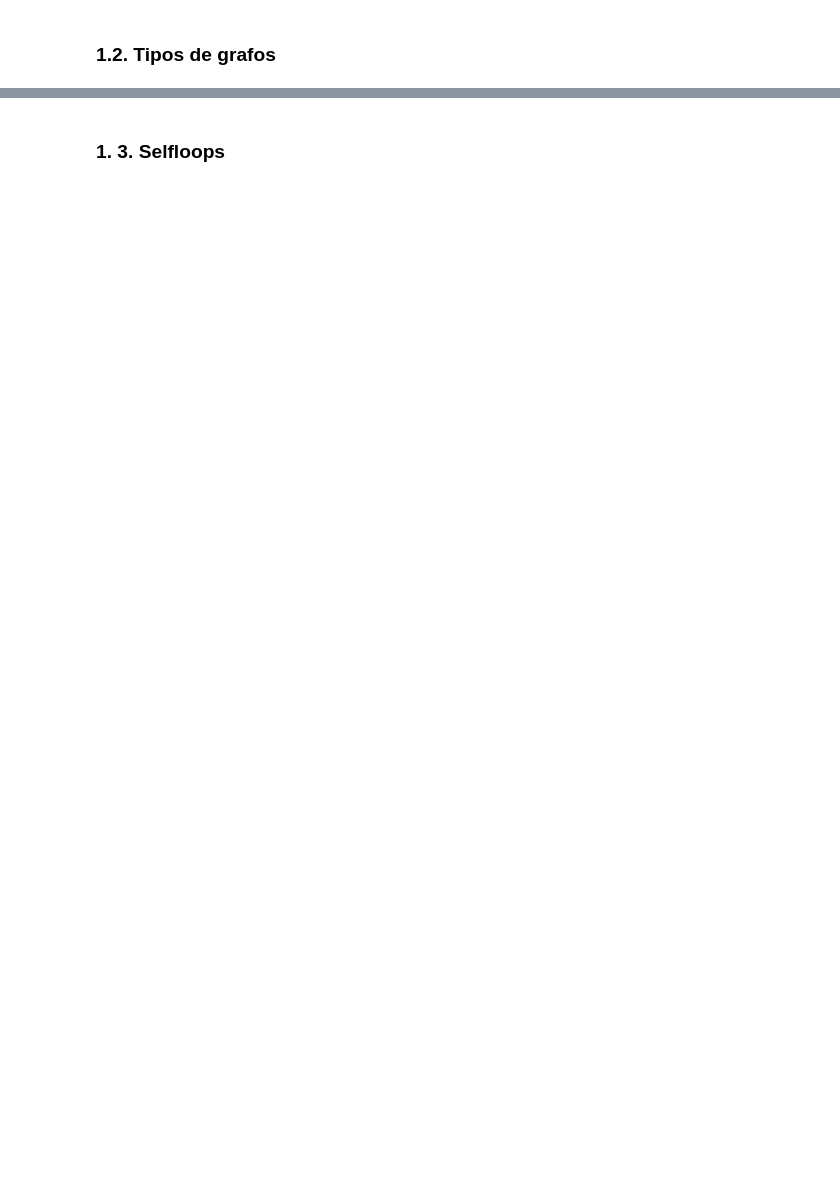
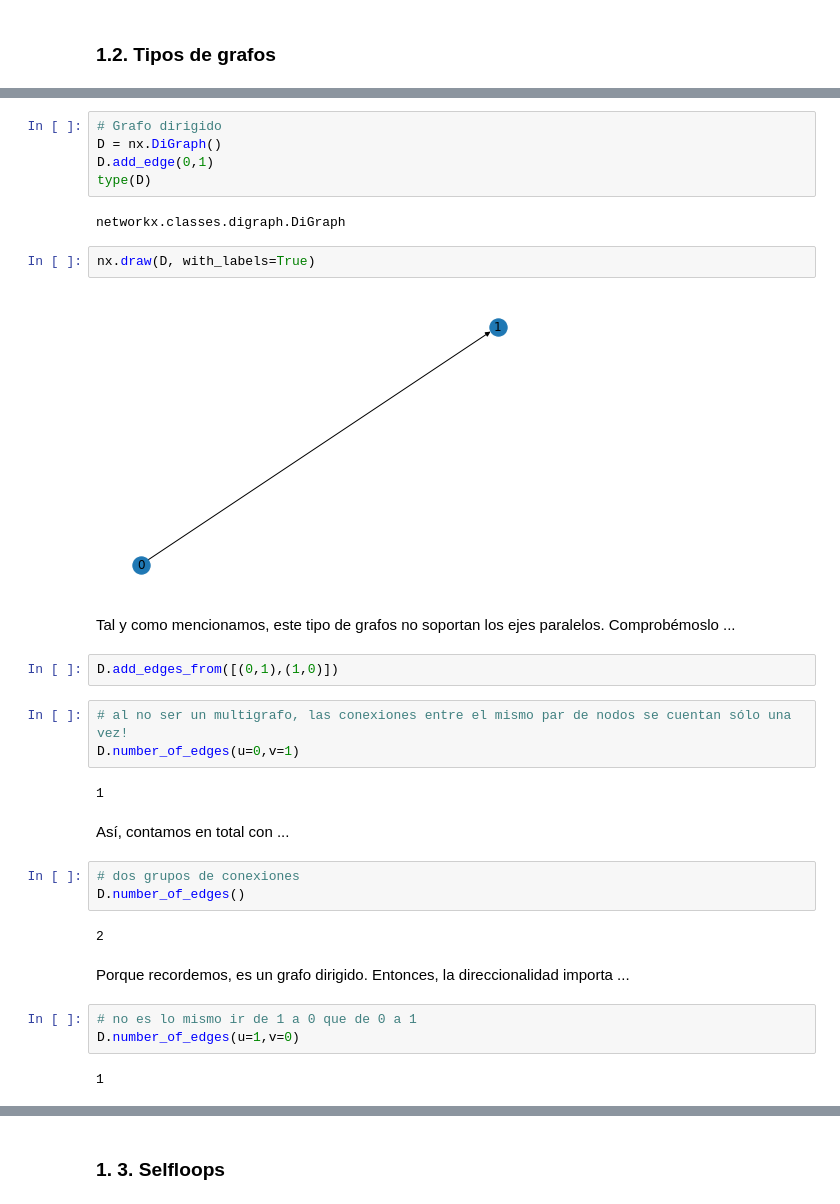
Before and after one commit to PyMap/AUPY, a Jupyter notebook: Clase 4/04_02_Fundamentos_NetworX.ipynb, the cells around one changed output, grey strips where cells are left out. Drawn from its saved outputs; the diff is of its cells as text; blank space fills up the shorter version.

```diff
--- a/Clase 4/04_02_Fundamentos_NetworX.ipynb
+++ b/Clase 4/04_02_Fundamentos_NetworX.ipynb
@@ -359,0 +427,34 @@ type(MD)
+# %%
+# Grafo dirigido
+D = nx.DiGraph()
+D.add_edge(0,1)
+type(D)
+# %% [output]
+networkx.classes.digraph.DiGraph
+# %%
+nx.draw(D, with_labels=True)
+# %% [output]
+[figure, added]
+# %% [markdown]
+Tal y como mencionamos, este tipo de grafos no soportan los ejes paralelos. Comprobémoslo ...
+# %%
+D.add_edges_from([(0,1),(1,0)])
+# %%
+# al no ser un multigrafo, las conexiones entre el mismo par de nodos se cuentan sólo una vez!
+D.number_of_edges(u=0,v=1)
+# %% [output]
+1
+# %% [markdown]
+Así, contamos en total con ...
+# %%
+# dos grupos de conexiones
+D.number_of_edges()
+# %% [output]
+2
+# %% [markdown]
+Porque recordemos, es un grafo dirigido. Entonces, la direccionalidad importa ...
+# %%
+# no es lo mismo ir de 1 a 0 que de 0 a 1
+D.number_of_edges(u=1,v=0)
+# %% [output]
+1
```
Also changed, not shown: parts of 253 cells of this notebook.
